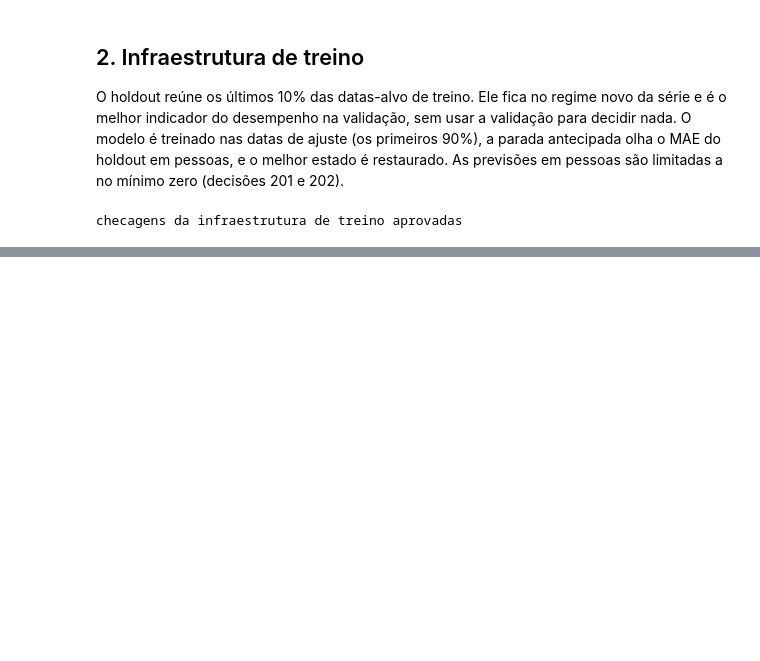
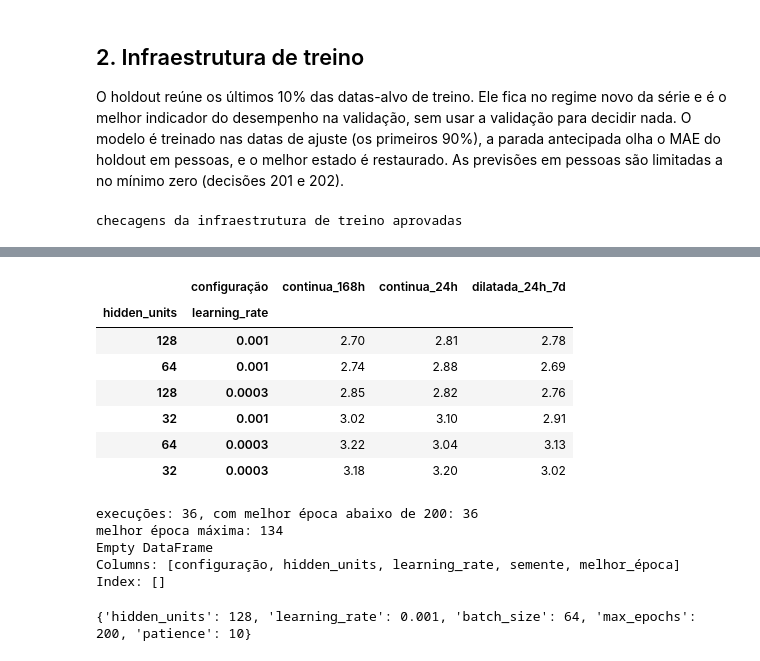
Before and after one commit to GabrielcMiranda/gym-crowndedness-forecasting, a Jupyter notebook: notebooks/03_experimentos_lstm.ipynb, the cells around one changed output, grey strips where cells are left out. Cells and saved outputs as stored; diff of their text form; code cells hidden in the pictures; blank space fills up the shorter version.

```diff
--- a/notebooks/03_experimentos_lstm.ipynb
+++ b/notebooks/03_experimentos_lstm.ipynb
@@ -1117,0 +1178,34 @@ checagens da infraestrutura de treino aprovadas
+# %%
+search_results.pivot_table(index=["hidden_units", "learning_rate"], columns="configuração", values="MAE_holdout", aggfunc="mean").loc[search_table.set_index(["hidden_units", "learning_rate"]).index]
+# %% [output]
+|  | configuração | continua_168h | continua_24h | dilatada_24h_7d |
+| hidden_units | learning_rate |  |  |  |
+| 128 | 0.001 | 2.70 | 2.81 | 2.78 |
+| 64 | 0.001 | 2.74 | 2.88 | 2.69 |
+| 128 | 0.0003 | 2.85 | 2.82 | 2.76 |
+| 32 | 0.001 | 3.02 | 3.10 | 2.91 |
+| 64 | 0.0003 | 3.22 | 3.04 | 3.13 |
+| 32 | 0.0003 | 3.18 | 3.20 | 3.02 |
+# %%
+convergence_check = search_results.assign(convergiu=search_results["melhor_época"] < SEARCH_HYPERPARAMETERS[0]["max_epochs"])
+print(f"execuções: {len(convergence_check)}, com melhor época abaixo de {SEARCH_HYPERPARAMETERS[0]['max_epochs']}: {int(convergence_check['convergiu'].sum())}")
+print(f"melhor época máxima: {int(search_results['melhor_época'].max())}")
+print(search_results.loc[~convergence_check["convergiu"], ["configuração", "hidden_units", "learning_rate", "semente", "melhor_época"]].to_string())
+# %% [output]
+execuções: 36, com melhor época abaixo de 200: 36
+melhor época máxima: 134
+Empty DataFrame
+Columns: [configuração, hidden_units, learning_rate, semente, melhor_época]
+Index: []
+# %%
+best_row = search_table.iloc[0]
+BEST_HYPERPARAMETERS = {
+    "hidden_units": int(best_row["hidden_units"]),
+    "learning_rate": float(best_row["learning_rate"]),
+    "batch_size": 64,
+    "max_epochs": 200,
+    "patience": 10,
+}
+print(BEST_HYPERPARAMETERS)
+# %% [output]
+{'hidden_units': 128, 'learning_rate': 0.001, 'batch_size': 64, 'max_epochs': 200, 'patience': 10}
```
Also changed, not shown: parts of 14 cells of this notebook.
